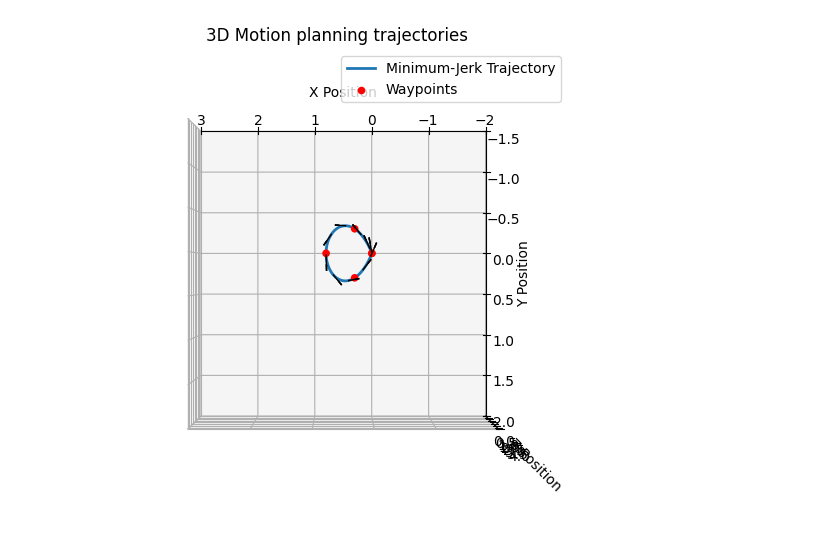
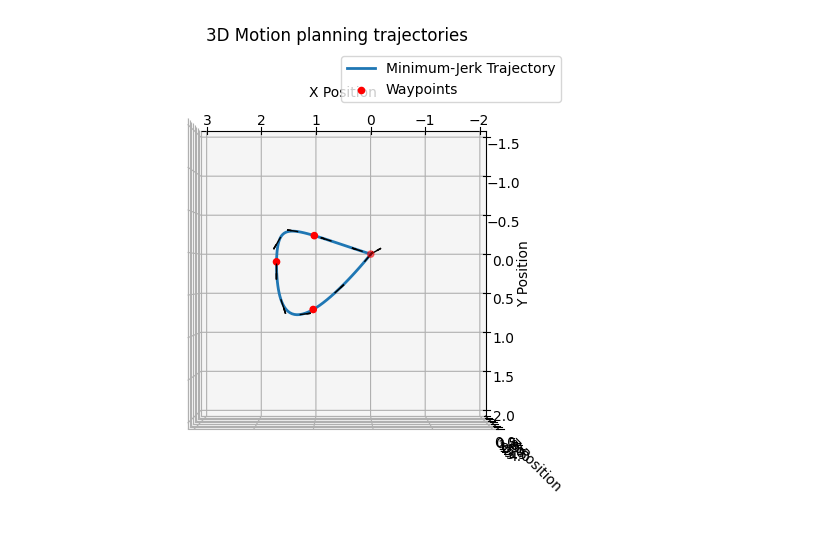
Before and after one commit to MATH-286-Pro/EPFL-MICRO-502-Aerial-Robotics, a Jupyter notebook: Project_2/Planing/test.ipynb, the cells around one changed output. Saved outputs shown, nothing was run; the diff lists cells and outputs as text; code cells hidden in the pictures.

```diff
--- a/Project_2/Planing/test.ipynb
+++ b/Project_2/Planing/test.ipynb
@@ -24,18 +24,18 @@ array([[ 0.00000000e+00,  0.00000000e+00,  0.00000000e+00,
        [ 1.26265100e-02, -5.94643130e-03,  9.93802735e-03,
         -4.40816963e-01]])
 # %%
-cm = 0.01
-
-HOVER_HEIGHT  = 25*cm
-
+m = 1.0
+HOVER_HEIGHT = 0.25*m
 TARGET_POINTS = [[0.0, 0.0, HOVER_HEIGHT],
-                 [+0.3, -0.3, HOVER_HEIGHT],
-                 [+0.8, 0.0, HOVER_HEIGHT],
-                 [+0.3, +0.3, HOVER_HEIGHT],
-                 [0.0, 0.0, HOVER_HEIGHT]
+                [+1.12*m, -0.25*m, 0.75*m],
+                # [+1.8*m, -0.46*m, 0.75*m],
+                # [+1.66*m, +0.3*m, 0.75*m],
+                [1.7*m,0.1*m, 0.75*m],
+                [+1.04*m, +0.7*m, 0.75*m],
+                [0.0, 0.0, HOVER_HEIGHT]
                 ]
 
 Drone_Planner = MotionPlanner3D(path = TARGET_POINTS,
                                 DEBUG= True,)
 # %% [output]
-[figure, old version]
+[figure, new version]
```
Also changed, not shown: parts of 1 cell of this notebook, 3 other files.
